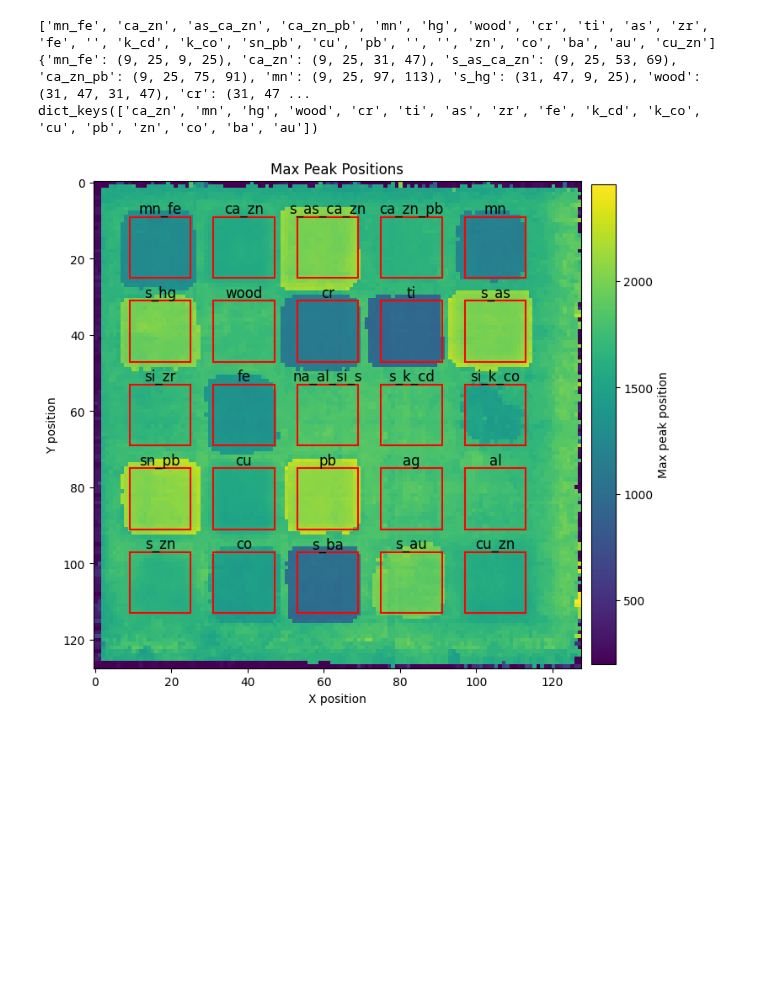
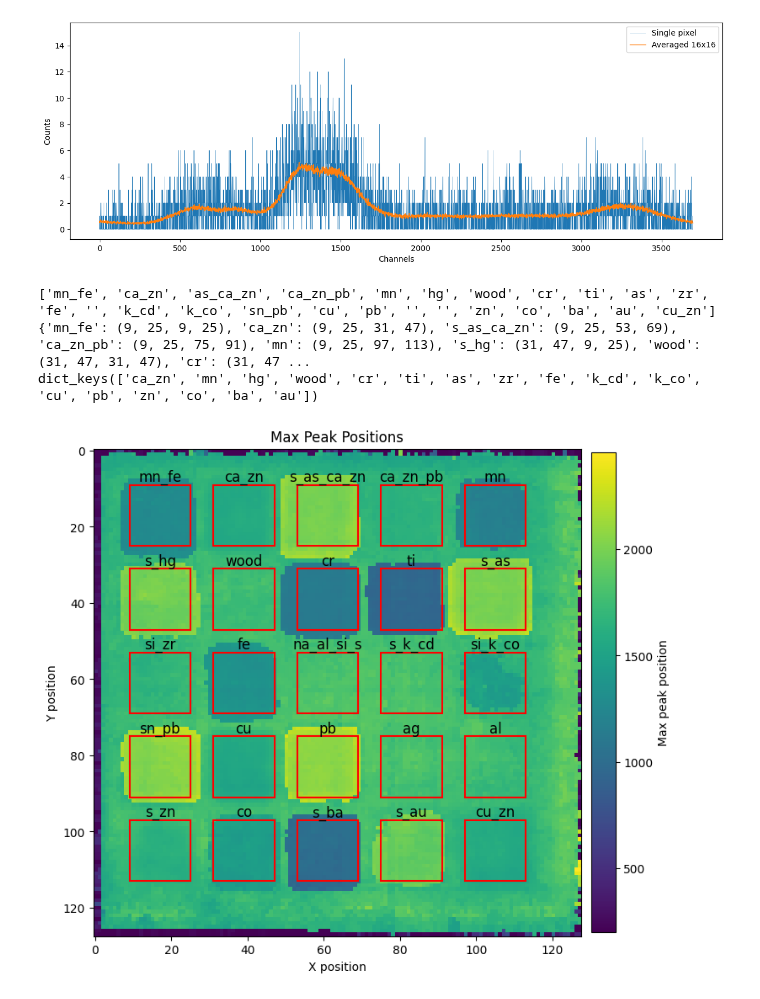
Before and after one commit to erzar0/masters-thesis, a Jupyter notebook: 1_pigment_palette_preprocessing.ipynb, the cells around one changed output. Cells and saved outputs as stored; diff of their text form; code cells hidden in the pictures; blank space fills up the shorter version.

```diff
--- a/1_pigment_palette_preprocessing.ipynb
+++ b/1_pigment_palette_preprocessing.ipynb
@@ -174,6 +174,16 @@ pad_names = [
     "s_au",           # Złoto
     "cu_zn"           # Mosiądz
 ]
+# %%
+plt.figure(figsize=(15, 5))
+plt.plot(pads_e_xy[65, 105][200:-200], linewidth=0.5, label="Single pixel")
+plt.plot(np.mean(pads_e_xy[53:69, 97:113], axis=(0, 1))[200:-200], linewidth=1, label="Averaged 16x16")
+plt.xlabel("Channels")
+plt.ylabel("Counts")
+plt.legend()
+plt.savefig("data/plots/k_co_single_vs_averaged.png", dpi=300, bbox_inches='tight',  pad_inches=0.1)
+# %% [output]
+[figure, added]
 # %%
 print([filtered_element_name(name, excluded_elements) for name in pad_names])
 
```
Also changed, not shown: 11 other files.
